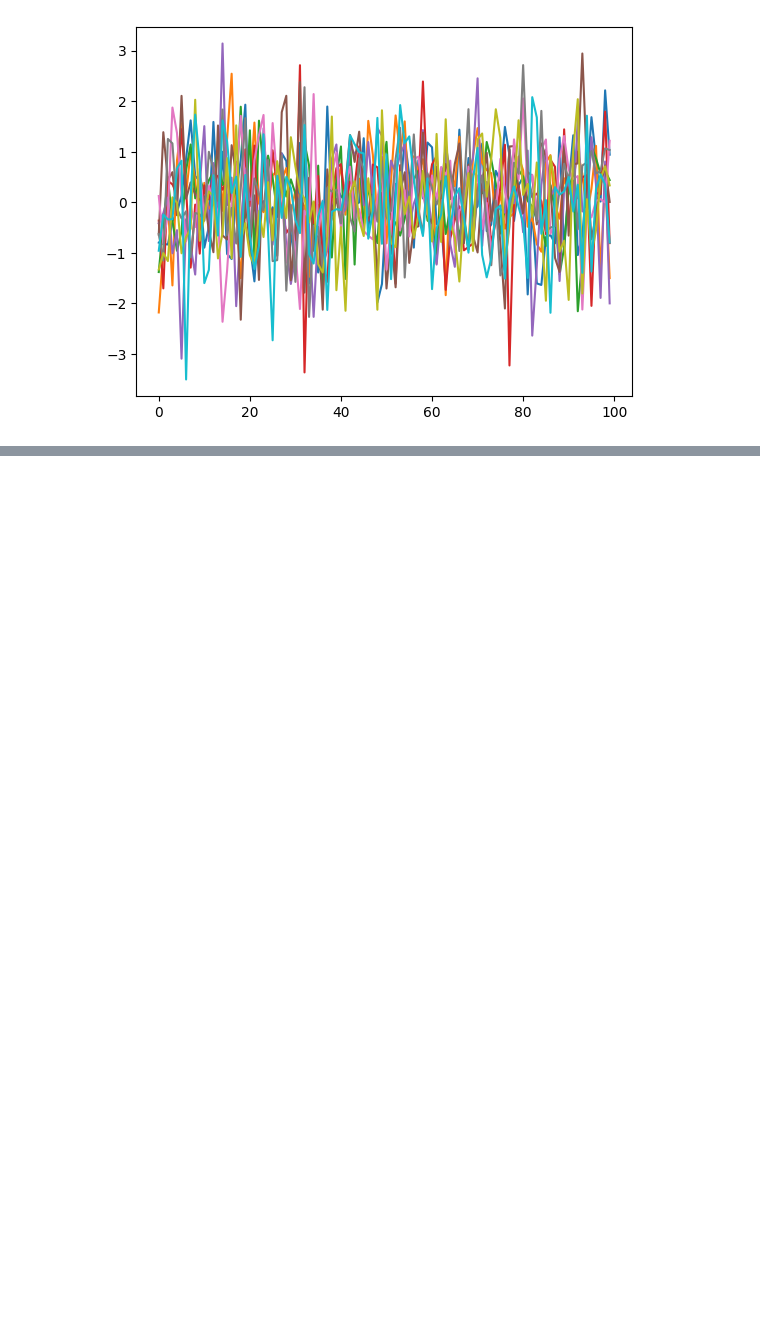
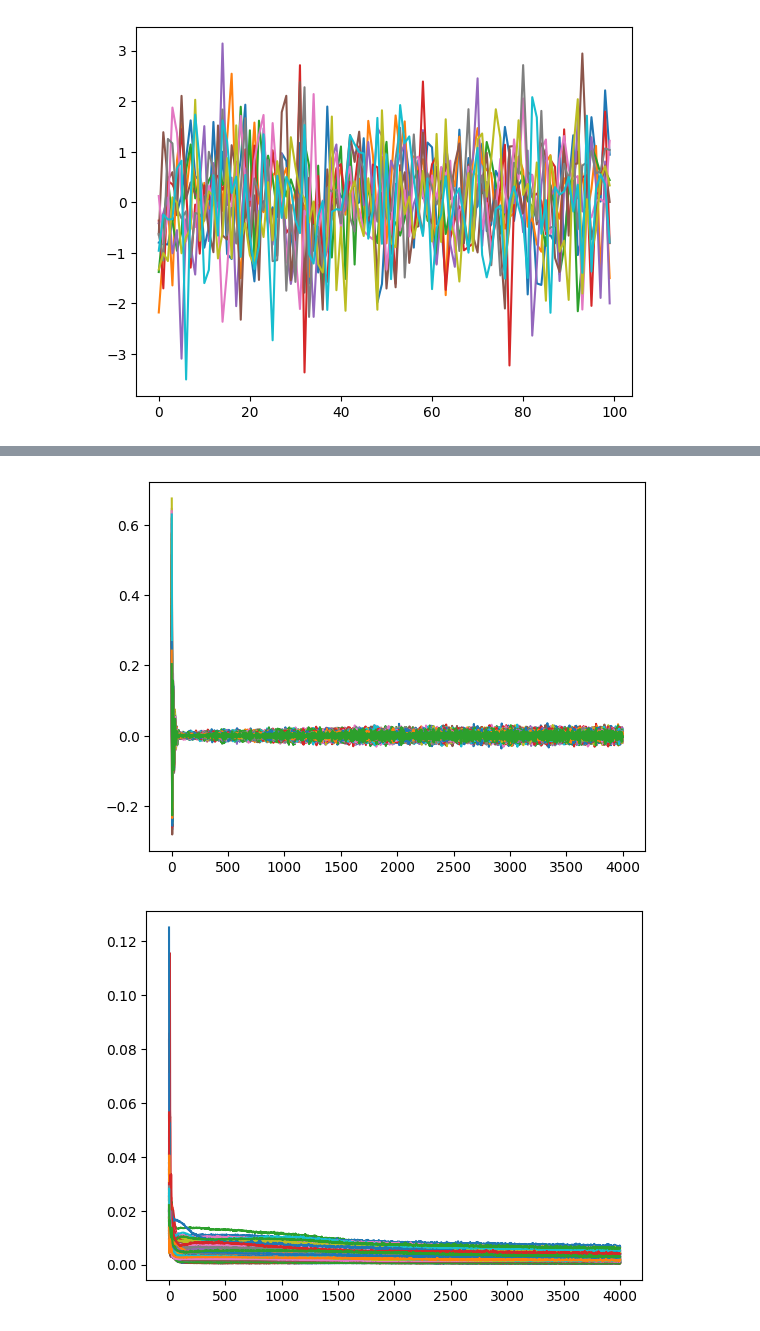
Before and after one commit to julianvanmeggelen/Thesis, a Jupyter notebook: Andreini/Andreini.ipynb, the cells around one changed output, grey strips where cells are left out. Drawn from its saved outputs; the diff is of its cells as text; code cells hidden in the pictures; blank space fills up the shorter version.

```diff
--- a/Andreini/Andreini.ipynb
+++ b/Andreini/Andreini.ipynb
@@ -88,0 +163,7 @@ plt.plot(sim);
+# %%
+plt.plot(np.array(train_hist['mu_eps']));
+plt.figure()
+plt.plot(np.array(train_hist['var_eps']));
+# %% [output]
+[figure, added]
+[figure, added]
```
Also changed, not shown: parts of 16 cells of this notebook, 1 other file.
